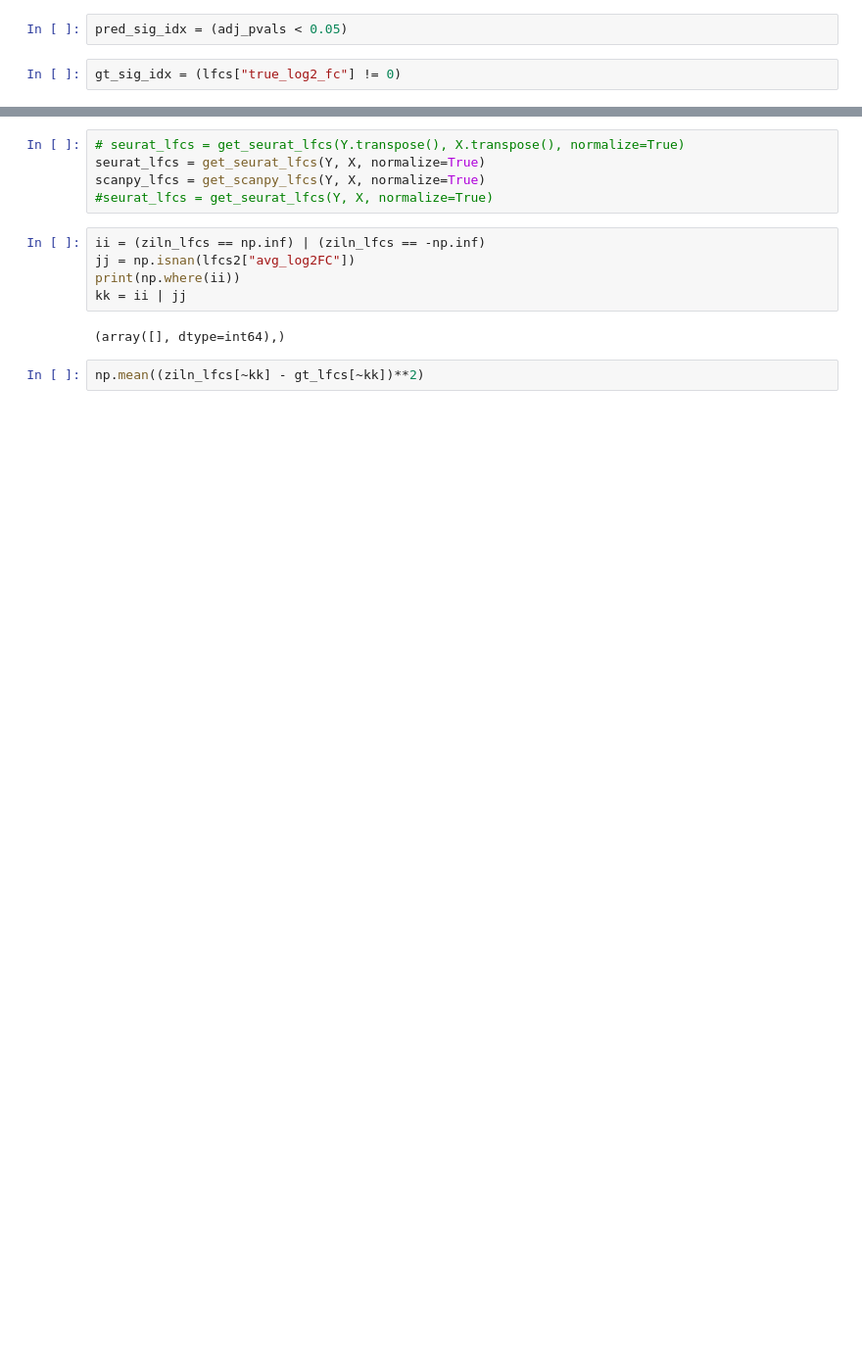
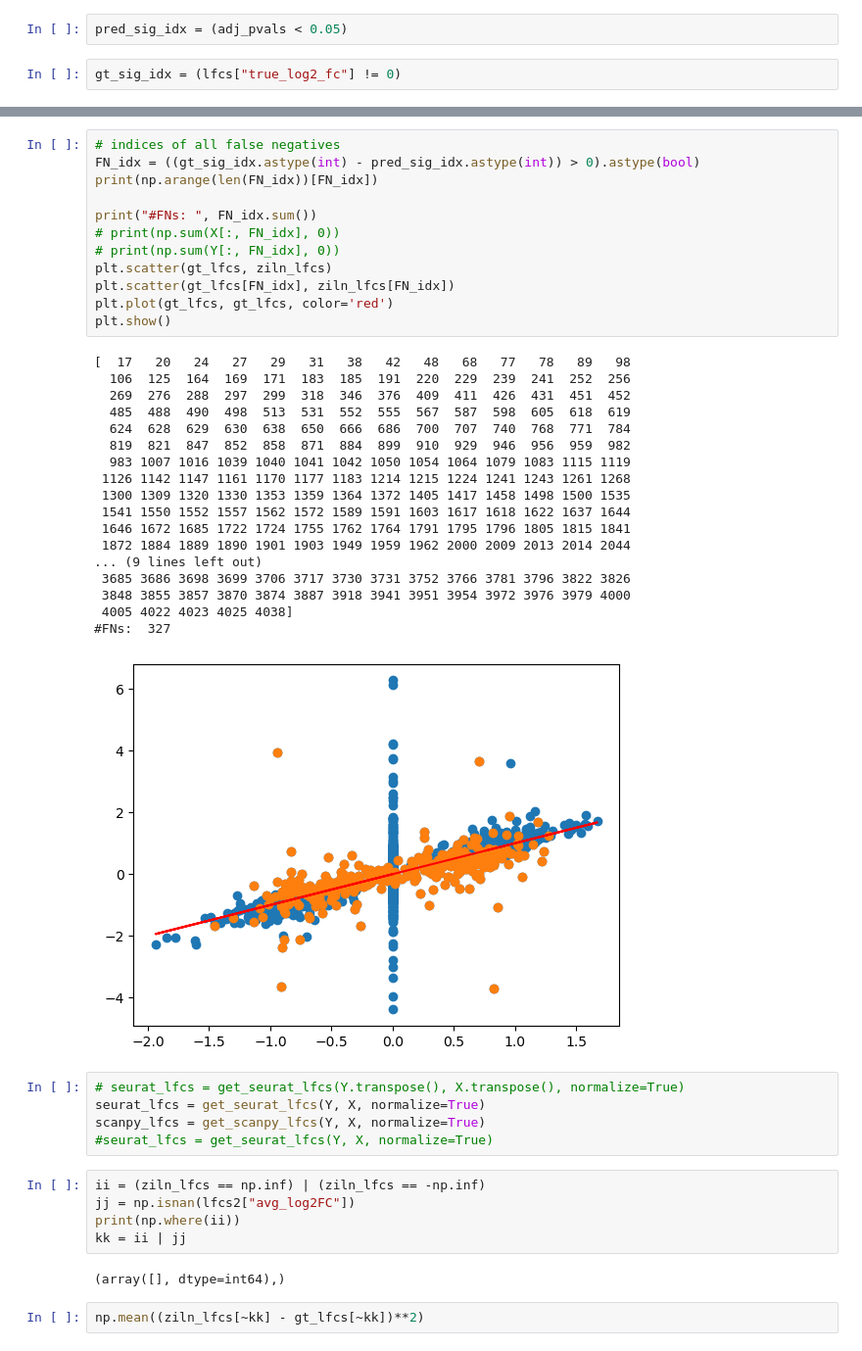
Before and after one commit to okviman/DE-ZILN, a Jupyter notebook: notebooks/splatter_lfc.ipynb, the cells around one changed output, grey strips where cells are left out. Shown at 98% size. Saved outputs shown, nothing was run; the diff lists cells and outputs as text; blank space fills up the shorter version.

```diff
--- a/notebooks/splatter_lfc.ipynb
+++ b/notebooks/splatter_lfc.ipynb
@@ -126,3 +140,34 @@ plt.scatter(gt_lfcs, ziln_lfcs)
+# %%
+# indices of all false negatives
+FN_idx = ((gt_sig_idx.astype(int) - pred_sig_idx.astype(int)) > 0).astype(bool)
+print(np.arange(len(FN_idx))[FN_idx])
+
+print("#FNs: ", FN_idx.sum())
+# print(np.sum(X[:, FN_idx], 0))
+# print(np.sum(Y[:, FN_idx], 0))
+plt.scatter(gt_lfcs, ziln_lfcs)
+plt.scatter(gt_lfcs[FN_idx], ziln_lfcs[FN_idx])
+plt.plot(gt_lfcs, gt_lfcs, color='red')
+plt.show()
+# %% [output]
+[  17   20   24   27   29   31   38   42   48   68   77   78   89   98
+  106  125  164  169  171  183  185  191  220  229  239  241  252  256
+  269  276  288  297  299  318  346  376  409  411  426  431  451  452
+  485  488  490  498  513  531  552  555  567  587  598  605  618  619
+  624  628  629  630  638  650  666  686  700  707  740  768  771  784
+  819  821  847  852  858  871  884  899  910  929  946  956  959  982
+  983 1007 1016 1039 1040 1041 1042 1050 1054 1064 1079 1083 1115 1119
+ 1126 1142 1147 1161 1170 1177 1183 1214 1215 1224 1241 1243 1261 1268
+ 1300 1309 1320 1330 1353 1359 1364 1372 1405 1417 1458 1498 1500 1535
+ 1541 1550 1552 1557 1562 1572 1589 1591 1603 1617 1618 1622 1637 1644
+ 1646 1672 1685 1722 1724 1755 1762 1764 1791 1795 1796 1805 1815 1841
+ 1872 1884 1889 1890 1901 1903 1949 1959 1962 2000 2009 2013 2014 2044
+... (9 lines left out)
+ 3685 3686 3698 3699 3706 3717 3730 3731 3752 3766 3781 3796 3822 3826
+ 3848 3855 3857 3870 3874 3887 3918 3941 3951 3954 3972 3976 3979 4000
+ 4005 4022 4023 4025 4038]
+#FNs:  327
+[figure, added]
 # %%
 # seurat_lfcs = get_seurat_lfcs(Y.transpose(), X.transpose(), normalize=True)
 seurat_lfcs = get_seurat_lfcs(Y, X, normalize=True)
```
Also changed, not shown: parts of 10 cells of this notebook, 1 other file.
